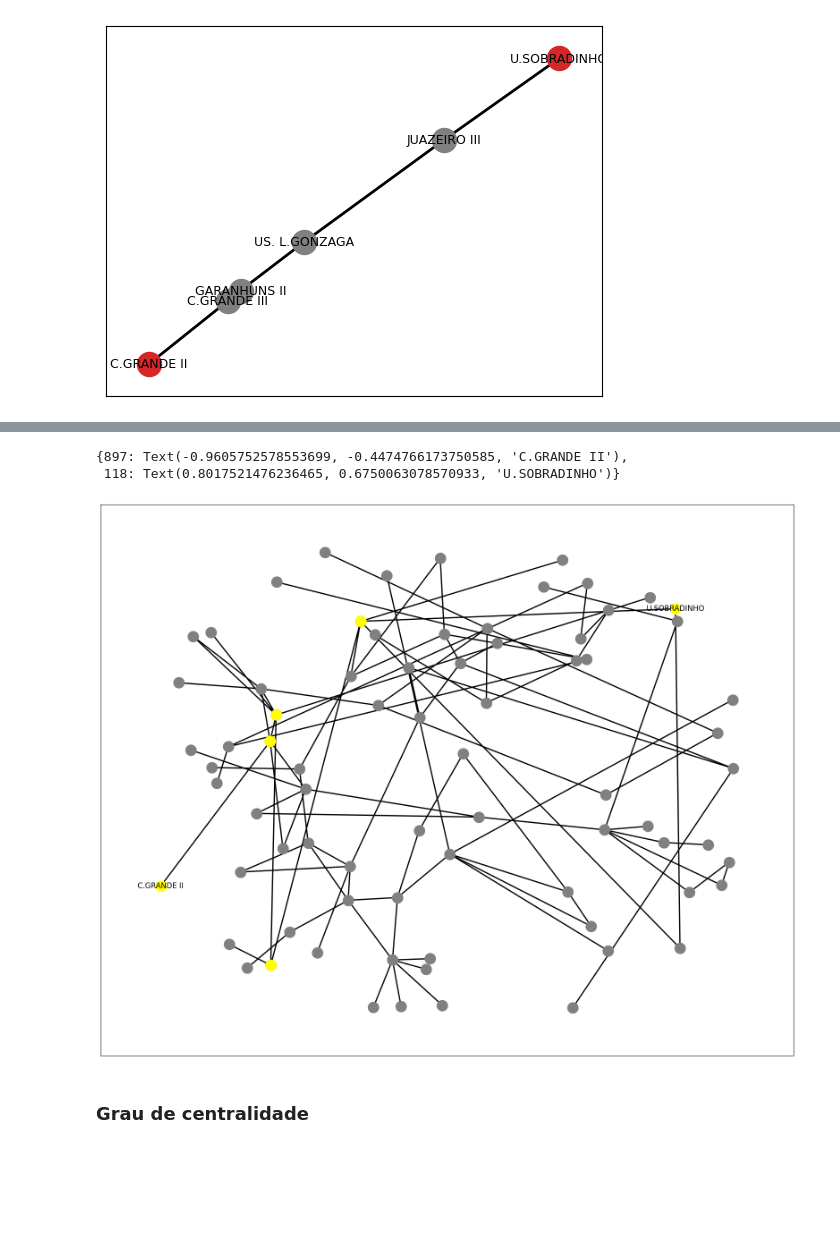
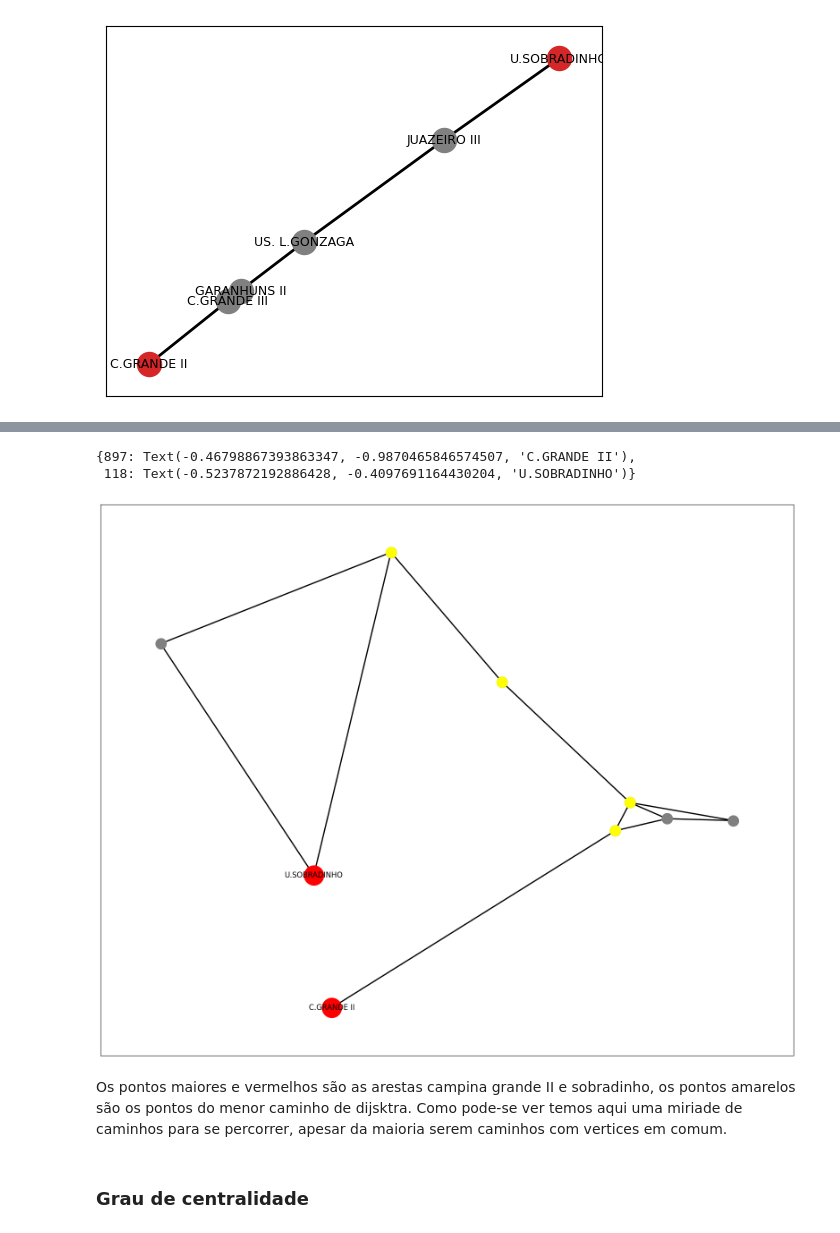
Before and after one commit to leonardo-ssAlencar/relatorio_grafos, a Jupyter notebook: relatorio_grafos.ipynb, the cells around one changed output, grey strips where cells are left out. Cells and saved outputs as stored; diff of their text form; code cells hidden in the pictures; blank space fills up the shorter version.

```diff
--- a/relatorio_grafos.ipynb
+++ b/relatorio_grafos.ipynb
@@ -209,37 +209,39 @@ Plotando um grafo com bfs para se espalhar o maximo possivel
 # %%
-x = nx.algorithms.dfs_tree(grafo, sobradinho, depth_limit=10)
-y = nx.algorithms.dfs_tree(grafo, campina_grande_II, depth_limit=10)
+sg_1 = grafo.subgraph(nx.algorithms.bfs_tree(grafo, sobradinho, depth_limit=len(menor_caminho)))
+sg_2 = grafo.subgraph(nx.algorithms.bfs_tree(grafo, campina_grande_II, depth_limit=len(menor_caminho)))
 
-# cont = 0
-# qtd_caminhos = 50
-# g5 = []
-# for i in x:
-#     cont += 1
-#     if cont == qtd_caminhos:
-#         break
+x = nx.compose(sg_1, sg_2)
 
-#     g5.append(grafo.subgraph(i))
+caminhos = nx.all_simple_paths(x, sobradinho, campina_grande_II)
 
+cont = 0
+qtd_caminhos = 50
+g5 = []
+for i in caminhos:
+    g5.append(grafo.subgraph(i))
 
-# x = nx.compose_all(g5)
-x = grafo.subgraph(x)
+x = nx.compose_all(g5)
 
 fig, ax = plt.subplots(1,1,figsize=(20,16))
 
 
 pos = nx.spring_layout(x, seed=126789, k=2)
 
-# nx.draw_networkx_nodes(x, pos, nodelist=list(menor_caminho), node_color="yellow")
+
 nx.draw_networkx_nodes(x, pos, nodelist=x.nodes - {campina_grande_II,sobradinho}, node_color="gray",ax=ax)
 nx.draw_networkx_nodes(x, pos, nodelist=list(menor_caminho), node_color="yellow")
+nx.draw_networkx_nodes(x, pos, nodelist=[campina_grande_II, sobradinho], node_color="red", node_size=1000)
 
 
 nx.draw_networkx_edges(x, pos, width=2, alpha=1.0, edgelist=x.edges,ax=ax)
+
 nx.draw_networkx_labels(x,pos, labels={campina_grande_II: x.nodes[campina_grande_II]["nome"], sobradinho : x.nodes[sobradinho]["nome"]},ax=ax)
 # %% [output]
-{897: Text(-0.9605752578553699, -0.4474766173750585, 'C.GRANDE II'),
- 118: Text(0.8017521476236465, 0.6750063078570933, 'U.SOBRADINHO')}
+{897: Text(-0.46798867393863347, -0.9870465846574507, 'C.GRANDE II'),
+ 118: Text(-0.5237872192886428, -0.4097691164430204, 'U.SOBRADINHO')}
-[figure, old version]
+[figure, new version]
+# %% [markdown]
+Os pontos maiores e vermelhos são as arestas campina grande II e sobradinho, os pontos amarelos são os pontos do menor caminho de dijsktra. Como pode-se ver temos aqui uma miriade de caminhos para se percorrer, apesar da maioria serem caminhos com vertices em comum.
 # %% [markdown]
 ### Grau de centralidade
 # %% [markdown]
```
Also changed, not shown: parts of 4 cells of this notebook, 1 other file.
